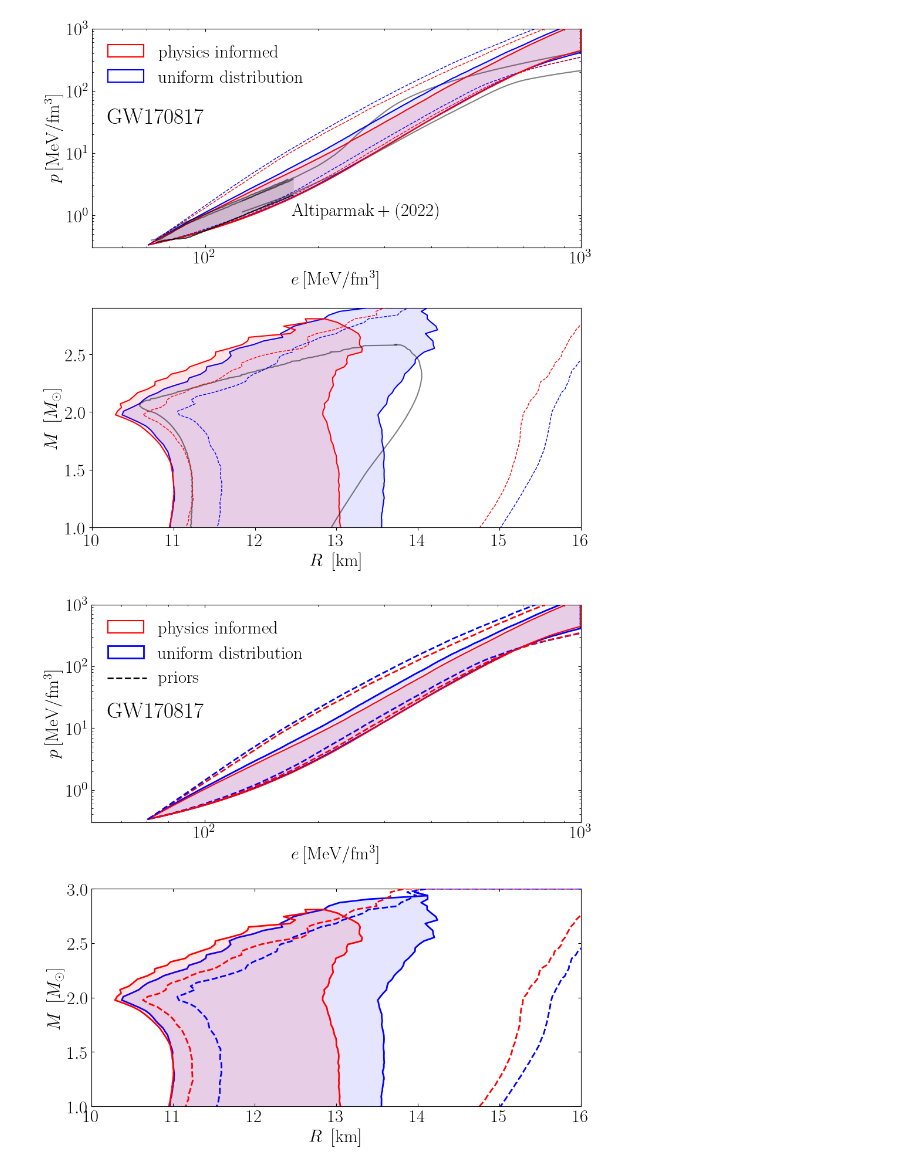
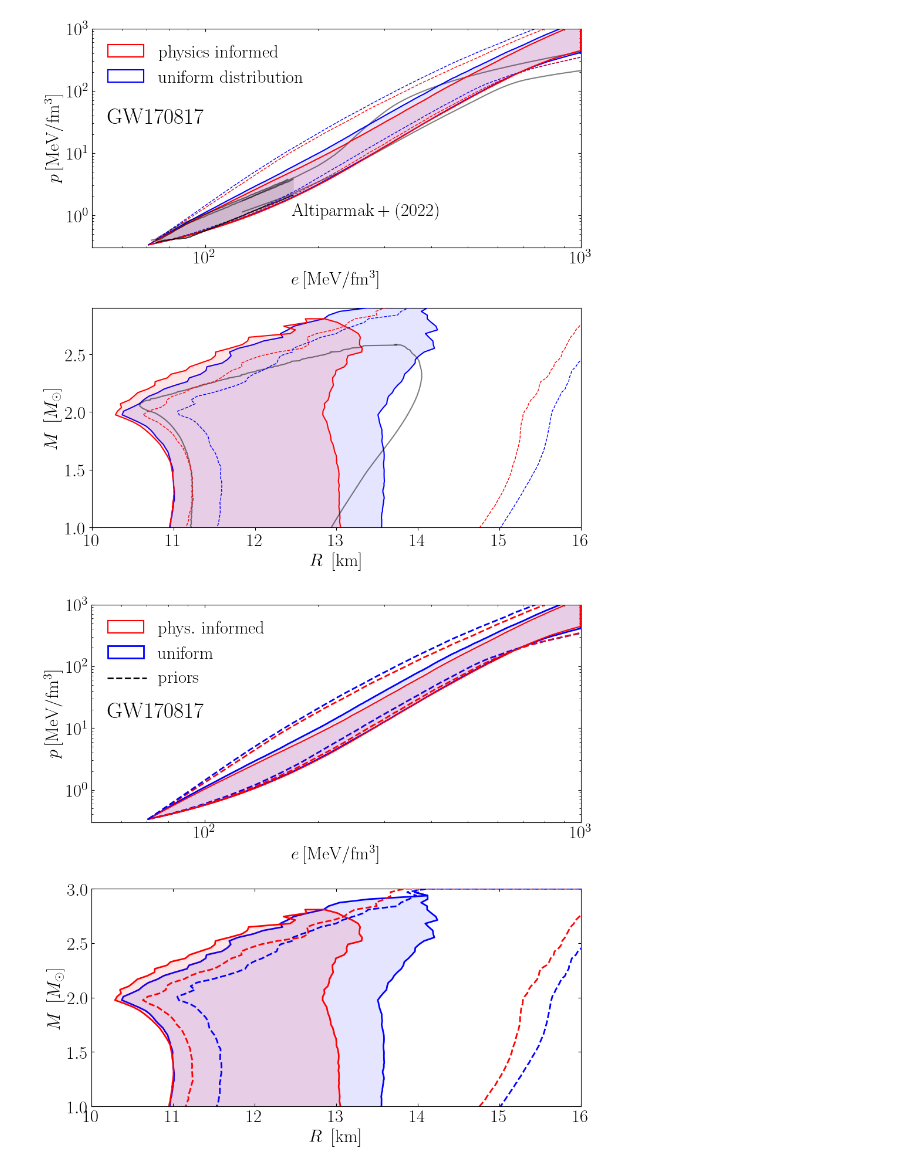
Before and after one commit to EckerChristian/MCLambdaBHNS, a Jupyter notebook: plotting_code/Fig_3_GW170817_press_dens_MR.ipynb, the cells around one changed output. Cells and saved outputs as stored; diff of their text form; code cells hidden in the pictures.

```diff
--- a/plotting_code/Fig_3_GW170817_press_dens_MR.ipynb
+++ b/plotting_code/Fig_3_GW170817_press_dens_MR.ipynb
@@ -439,13 +439,13 @@ ax[0].text(55, 15.0 ,r'$\rm GW170817$', fontsize = 27, color="black")
 ax[0].fill_between(eng_dens_GW170817_physics, press_low_GW170817_physics, press_high_GW170817_physics,
                    color='red', edgecolor='none',alpha=0.1, zorder=3)
 ax[0].fill_between(eng_dens_GW170817_physics, press_low_GW170817_physics, press_high_GW170817_physics,
-                   color='none',edgecolor='red',label=r'$\rm physics~informed$',alpha=1.0,linewidth=1.5,zorder=3)
+                   color='none',edgecolor='red',label=r'$\rm phys.~informed$',alpha=1.0,linewidth=1.5,zorder=3)
 
 ax[0].plot(eng_dens_uniform_prior, press_low_uniform_prior,color='blue', alpha=1.0, zorder=2,linestyle='dashed',linewidth=2.0)
 ax[0].plot(eng_dens_uniform_prior, press_high_uniform_prior,color='blue', alpha=1.0, zorder=6,linestyle='dashed',linewidth=2.0)
 
 ax[0].fill_between(eng_dens_uniform, press_low_uniform, press_high_uniform, color='blue', edgecolor='none',alpha=0.1, zorder=2)
-ax[0].fill_between(eng_dens_uniform, press_low_uniform, press_high_uniform, color='none', edgecolor='blue',label=r'$\rm uniform~distribution$',linewidth=2.0, alpha=1.0, zorder=2)
+ax[0].fill_between(eng_dens_uniform, press_low_uniform, press_high_uniform, color='none', edgecolor='blue',label=r'$\rm uniform$',linewidth=2.0, alpha=1.0, zorder=2)
 
 ax[0].plot(eng_dens_physics_prior, press_low_physics_prior, color='red', alpha=1.0,linestyle='dashed',linewidth=2.0,zorder=3)
 ax[0].plot(eng_dens_physics_prior,press_high_physics_prior, color='red', alpha=1.0,linestyle='dashed',linewidth=2.0,zorder=3)
@@ -473,31 +473,31 @@ cont3[-1,2]=cont3[-1,1]
 ax[1].set_xlim([10,16])
 ax[1].set_ylim([1,3.0])
 ax[1].set_ylabel(r'$ M~\left[M_\odot\right]$',fontsize=22)
 ax[1].set_xlabel(r'$R~\left[{\rm km}\right]$',fontsize=22)
 ax[1].tick_params(which='major', direction='in',top="true",right="true")
 ax[1].tick_params(which='minor', direction='in',top="true",right="true")
 
 
 # contours
 #ax[1].plot( cont1[:,1], cont1[:,0], color = "black"  , linestyle = "-",zorder=7,alpha=0.5,linewidth=1.5)
 #ax[1].plot( cont1[:,2], cont1[:,0], color = "black"  , linestyle = "-",zorder=7,label=r"$M_{\rm TOV}\geq 2.0\,M_\odot$",alpha=0.5,linewidth=1.5)
 #ax[1].legend(loc="upper left",fontsize=16,frameon=False)
 # save the plot
 
 # GW170817 with physics
 ax[1].fill_betweenx(mass_GW170817_physics,min_radius_GW170817_physics,max_radius_GW170817_physics,color="red",edgecolor='none',zorder=5,alpha=0.1)
 ax[1].fill_betweenx(mass_GW170817_physics,min_radius_GW170817_physics,max_radius_GW170817_physics,color="none",edgecolor='red',zorder=5,alpha=1.0,linewidth=2.0)
 
 ax[1].fill_betweenx(mass_GW170817_uniform,min_radius_GW170817_uniform,max_radius_GW170817_uniform,color='blue',edgecolor="none",zorder=4,alpha=0.1)
 ax[1].fill_betweenx(mass_GW170817_uniform,min_radius_GW170817_uniform,max_radius_GW170817_uniform,color='none', edgecolor="blue",zorder=4,alpha=1.0,linewidth=2.0)
 
 ax[1].fill_betweenx(mass_BNS_prior,min_radius_BNS_prior,max_radius_BNS_prior, edgecolor = "red" ,facecolor='none',zorder=7,linestyle='dashed',linewidth=2.0)
 ax[1].fill_betweenx(mass_uniform_prior,min_radius_uniform_prior,max_radius_uniform_prior, edgecolor = "blue" ,facecolor='none',zorder=7,linestyle='dashed',linewidth=2.0)
 
 
 #ax[0].set_box_aspect(1)
 #ax[1].set_box_aspect(1)
 plt.tight_layout()
 plt.savefig("GW170817_press_dens_MR.pdf")
 # %% [output]
-[figure, old version]
+[figure, new version]
```
Also changed, not shown: 5 other files.
